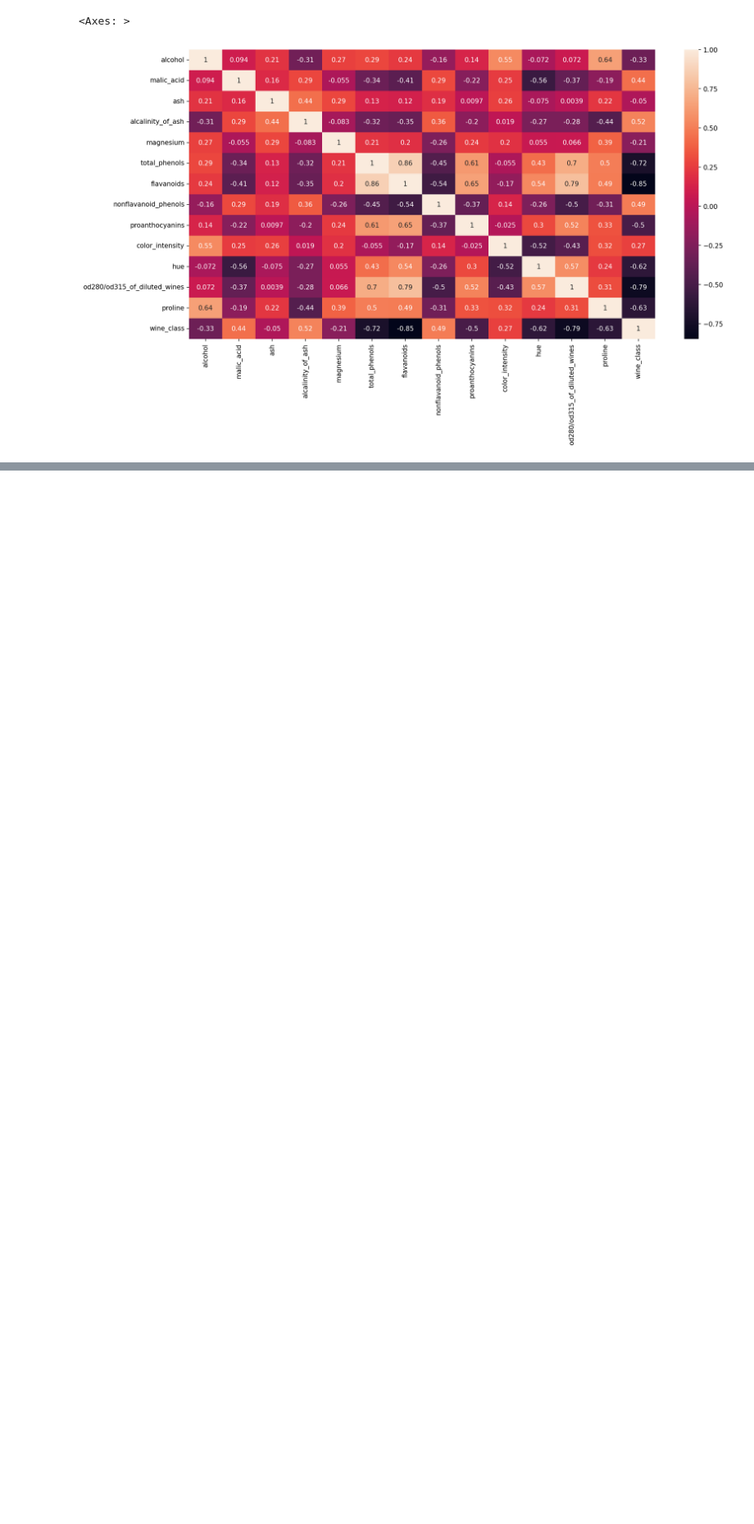
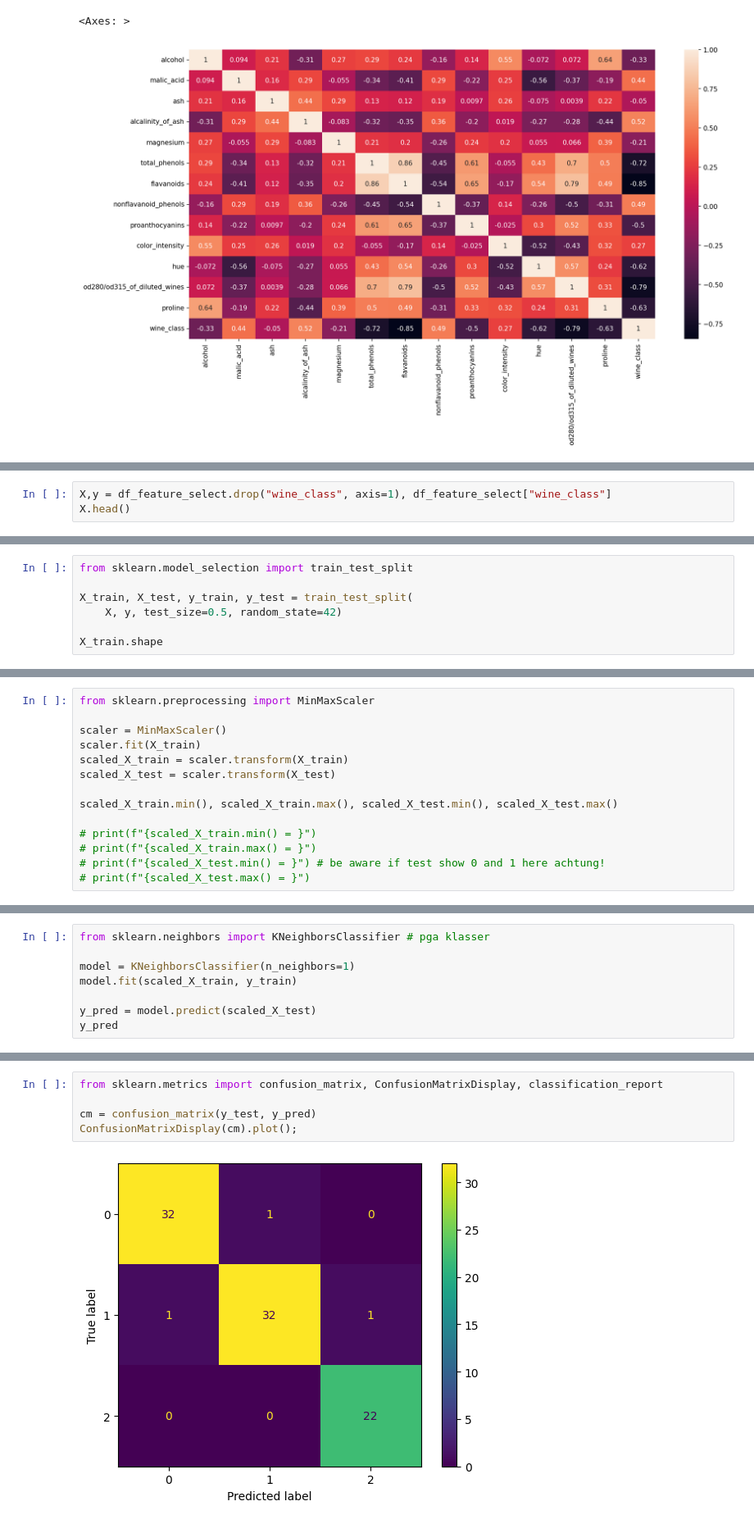
Before and after one commit to StefanLundberg77/ai_engineering_stefan_lundberg, a Jupyter notebook: code-alongs/05_knn/knn.ipynb, the cells around one changed output, grey strips where cells are left out. Shown at 82% size. Saved outputs shown, nothing was run; the diff lists cells and outputs as text; blank space fills up the shorter version.

Commit message:
KNN model eval etc.

```diff
--- a/code-alongs/05_knn/knn.ipynb
+++ b/code-alongs/05_knn/knn.ipynb
@@ -109,0 +116,3 @@ sns.heatmap(df_with_target.corr(), annot=True)
+# %%
+X,y = df_feature_select.drop("wine_class", axis=1), df_feature_select["wine_class"]
+X.head()
@@ -109,0 +128,7 @@ sns.heatmap(df_with_target.corr(), annot=True)
+# %%
+from sklearn.model_selection import train_test_split
+
+X_train, X_test, y_train, y_test = train_test_split(
+    X, y, test_size=0.5, random_state=42)
+
+X_train.shape
@@ -109,0 +139,14 @@ sns.heatmap(df_with_target.corr(), annot=True)
+# %%
+from sklearn.preprocessing import MinMaxScaler
+
+scaler = MinMaxScaler()
+scaler.fit(X_train)
+scaled_X_train = scaler.transform(X_train)
+scaled_X_test = scaler.transform(X_test)
+
+scaled_X_train.min(), scaled_X_train.max(), scaled_X_test.min(), scaled_X_test.max()
+
+# print(f"{scaled_X_train.min() = }")
+# print(f"{scaled_X_train.max() = }")
+# print(f"{scaled_X_test.min() = }") # be aware if test show 0 and 1 here achtung!
+# print(f"{scaled_X_test.max() = }")
@@ -109,0 +160,8 @@ sns.heatmap(df_with_target.corr(), annot=True)
+# %%
+from sklearn.neighbors import KNeighborsClassifier # pga klasser
+
+model = KNeighborsClassifier(n_neighbors=1)
+model.fit(scaled_X_train, y_train)
+
+y_pred = model.predict(scaled_X_test)
+y_pred
@@ -109,0 +184,7 @@ sns.heatmap(df_with_target.corr(), annot=True)
+# %%
+from sklearn.metrics import confusion_matrix, ConfusionMatrixDisplay, classification_report
+
+cm = confusion_matrix(y_test, y_pred)
+ConfusionMatrixDisplay(cm).plot();
+# %% [output]
+[figure, added]
```
Also changed, not shown: parts of 12 cells of this notebook.
